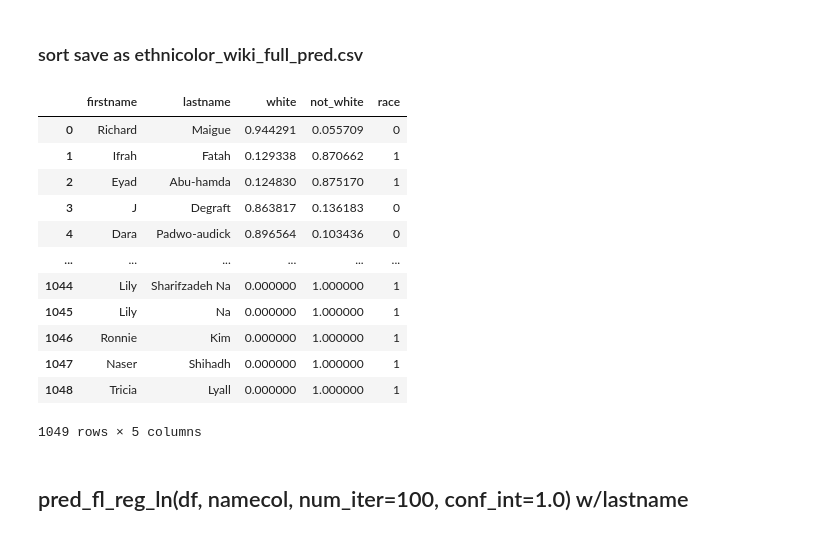
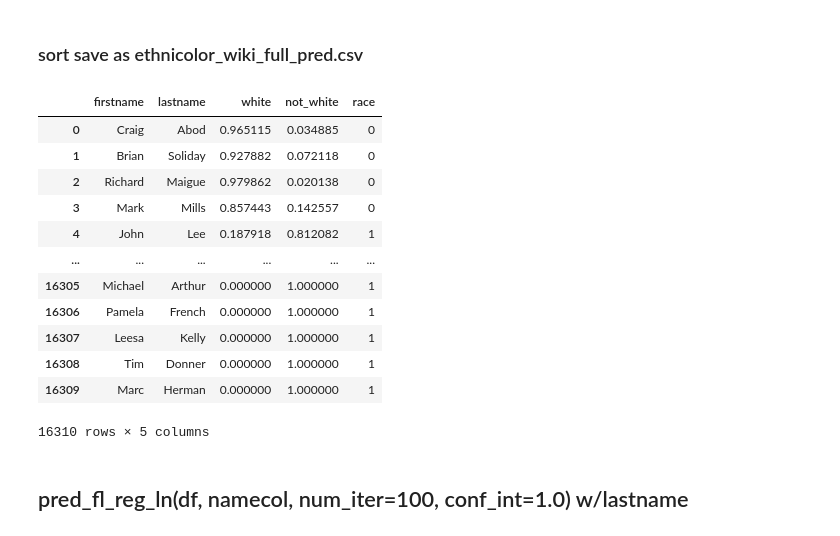
Before and after one commit to DSPG-Young-Scholars-Program/dspg23businessclimate, a Jupyter notebook: codes/NLPpredict.ipynb, the cells around one changed output. Drawn from its saved outputs; the diff is of its cells as text; code cells hidden in the pictures.

```diff
--- a/codes/NLPpredict.ipynb
+++ b/codes/NLPpredict.ipynb
@@ -31,8 +31,8 @@ import pandas as pd
 
 
 #data fram we will use to test the nlp models
-mergent_true_df = pd.read_csv('../data/mergent_intellect_executives/sample.csv.xz')
-mergent_true_df #ask about search column, what does this mean
+mergent_true_df = pd.read_csv('../data/mergent_intellect_executives/mergent_executive_flagged.csv.xz')
+mergent_true_df.columns #ask about search column, what does this mean
 
 #data frame with just the first and the last names
 namesdf = pd.DataFrame(mergent_true_df, columns=['lastname', 'firstname'])
@@ -267,7 +236,7 @@ transdf
 ## pred_wiki_ln w/ firstnames
 # %%
 from ethnicolr import pred_wiki_ln, pred_wiki_name
-wikifirstdf = pred_wiki_ln(fname, f, num_iter=1046, conf_int=.90)
+wikifirstdf = pred_wiki_ln(fname, f, num_iter=100, conf_int=.90)
 #i like how this function has a confidence interval input
 wikifirstdf
 
@@ -425,53 +367,52 @@ wikifulldf
 #  'GreaterEuropean,WestEuropean,Germanic', 'GreaterEuropean,WestEuropean,Hispanic',
 #  'GreaterEuropean,WestEuropean,Italian', 'GreaterEuropean,WestEuropean,Nordic']
 
 
-testdf = pd.DataFrame(wikifulldf, columns=[f, l])
+a = pd.DataFrame(wikifulldf, columns=[f, l])
 
 
-testdf['white'] = wikifulldf[white].sum(axis=1)
-testdf['not_white'] = 1- testdf['white']
-testdf['race'] = wikifulldf['race']
+a['white'] = wikifulldf[white].sum(axis=1)
+a['not_white'] = 1- a['white']
+a['race'] = wikifulldf['race']
 
 
-testdf
 
-racelist = list(testdf['race'])
+racelist = list(a['race'])
 
 
 
 
 race = []
 
 for r in racelist:
     if r in whitelist:
         #print(True)
         race.append(0)
     else:
         #print(False)
         race.append(1)
 
 
-testdf['race'] = race
-testdf
+a['race'] = race
+a
 
 #save as ethnicolor_wiki_full_predictions.csv
 #null values:
 #defalut is 1.00 not_white and for thre race column thats automatcially gunna be 1
 # %% [output]
 |  | firstname | lastname | white | not_white | race |
-| 0 | Richard | Maigue | 0.944291 | 0.055709 | 0 |
-| 1 | Ifrah | Fatah | 0.129338 | 0.870662 | 1 |
-| 2 | Eyad | Abu-hamda | 0.124830 | 0.875170 | 1 |
-| 3 | J | Degraft | 0.863817 | 0.136183 | 0 |
-| 4 | Dara | Padwo-audick | 0.896564 | 0.103436 | 0 |
+| 0 | Craig | Abod | 0.965115 | 0.034885 | 0 |
+| 1 | Brian | Soliday | 0.927882 | 0.072118 | 0 |
+| 2 | Richard | Maigue | 0.979862 | 0.020138 | 0 |
+| 3 | Mark | Mills | 0.857443 | 0.142557 | 0 |
+| 4 | John | Lee | 0.187918 | 0.812082 | 1 |
 | ... | ... | ... | ... | ... | ... |
-| 1044 | Lily | Sharifzadeh Na | 0.000000 | 1.000000 | 1 |
-| 1045 | Lily | Na | 0.000000 | 1.000000 | 1 |
-| 1046 | Ronnie | Kim | 0.000000 | 1.000000 | 1 |
-| 1047 | Naser | Shihadh | 0.000000 | 1.000000 | 1 |
-| 1048 | Tricia | Lyall | 0.000000 | 1.000000 | 1 |
+| 16305 | Michael | Arthur | 0.000000 | 1.000000 | 1 |
+| 16306 | Pamela | French | 0.000000 | 1.000000 | 1 |
+| 16307 | Leesa | Kelly | 0.000000 | 1.000000 | 1 |
+| 16308 | Tim | Donner | 0.000000 | 1.000000 | 1 |
+| 16309 | Marc | Herman | 0.000000 | 1.000000 | 1 |
-1049 rows × 5 columns
+16310 rows × 5 columns
 # %% [markdown]
 ## pred_fl_reg_ln(df, namecol, num_iter=100, conf_int=1.0) w/lastname
 # %%
```
Also changed, not shown: parts of 24 cells of this notebook.
